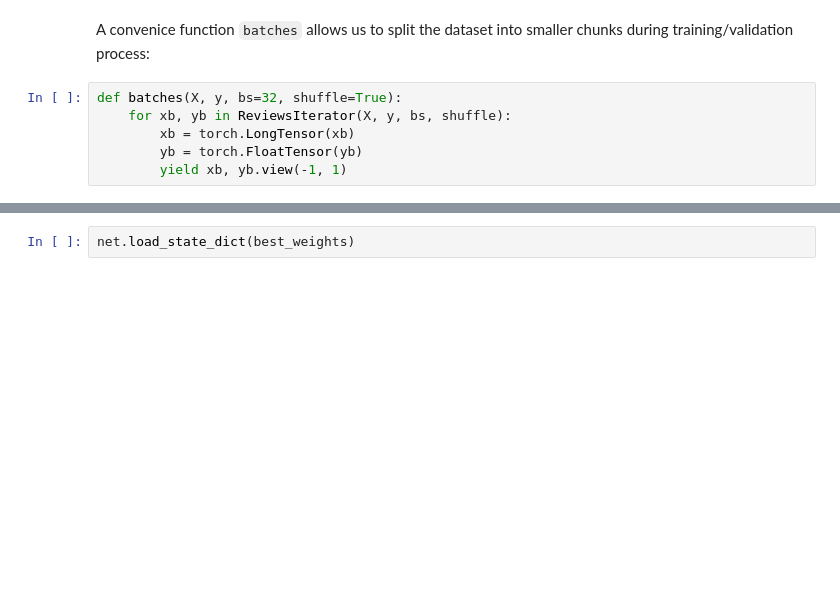
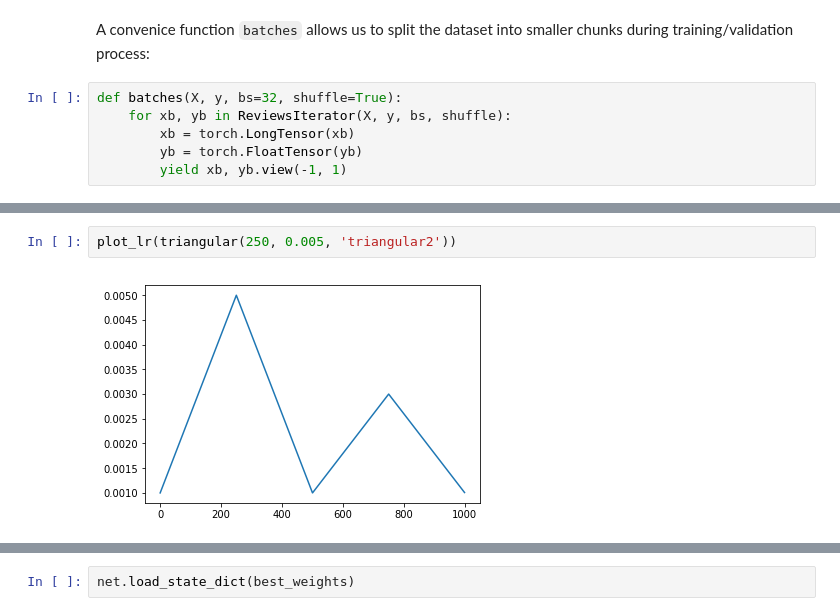
Before and after one commit to devforfu/pytorch_playground, a Jupyter notebook: movielens.ipynb, the cells around one changed output, grey strips where cells are left out. Cells and saved outputs as stored; diff of their text form; blank space fills up the shorter version.

```diff
--- a/movielens.ipynb
+++ b/movielens.ipynb
@@ -226,0 +405,4 @@ def batches(X, y, bs=32, shuffle=True):
+# %%
+plot_lr(triangular(250, 0.005, 'triangular2'))
+# %% [output]
+[figure, added]
```
Also changed, not shown: parts of 51 cells of this notebook.
